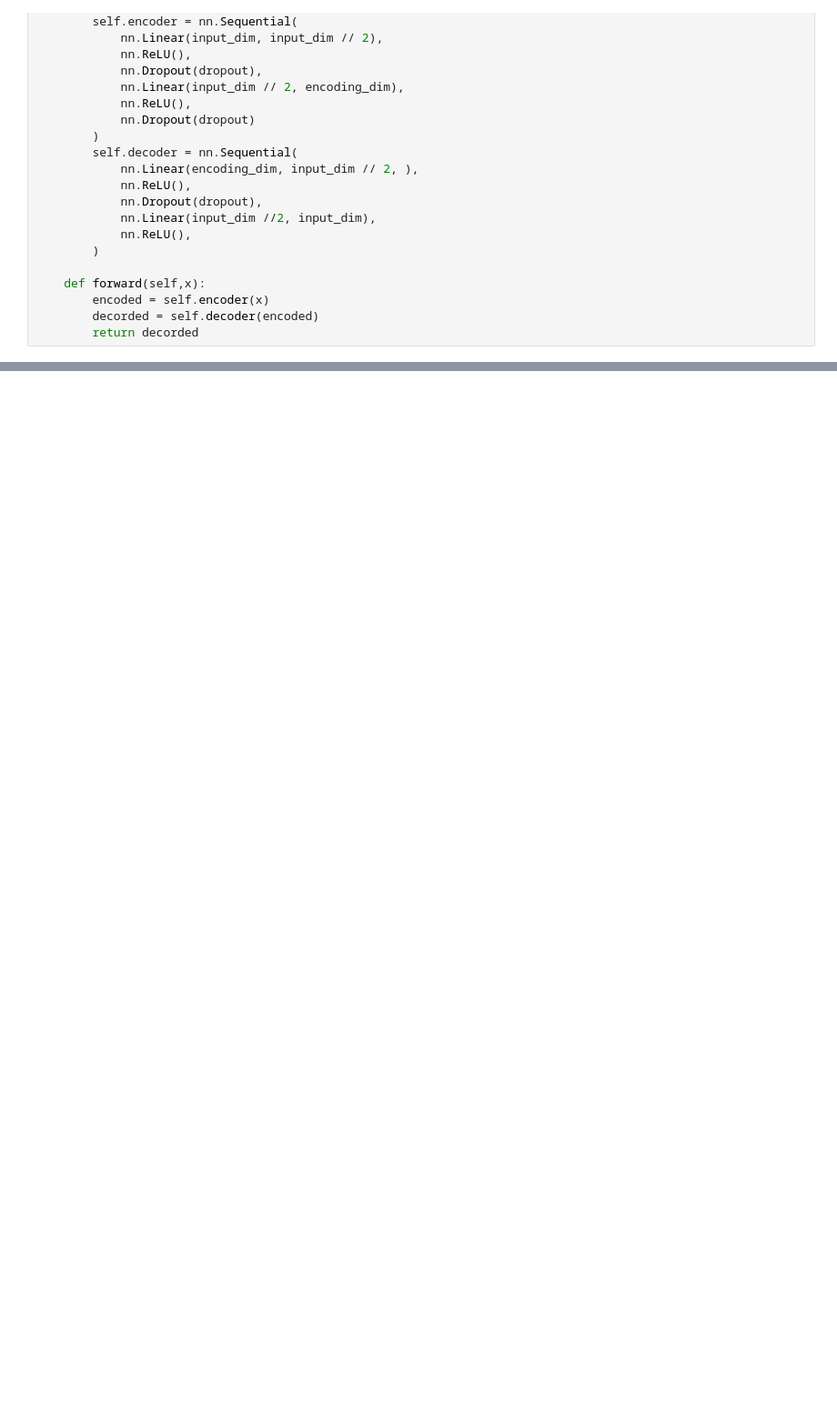
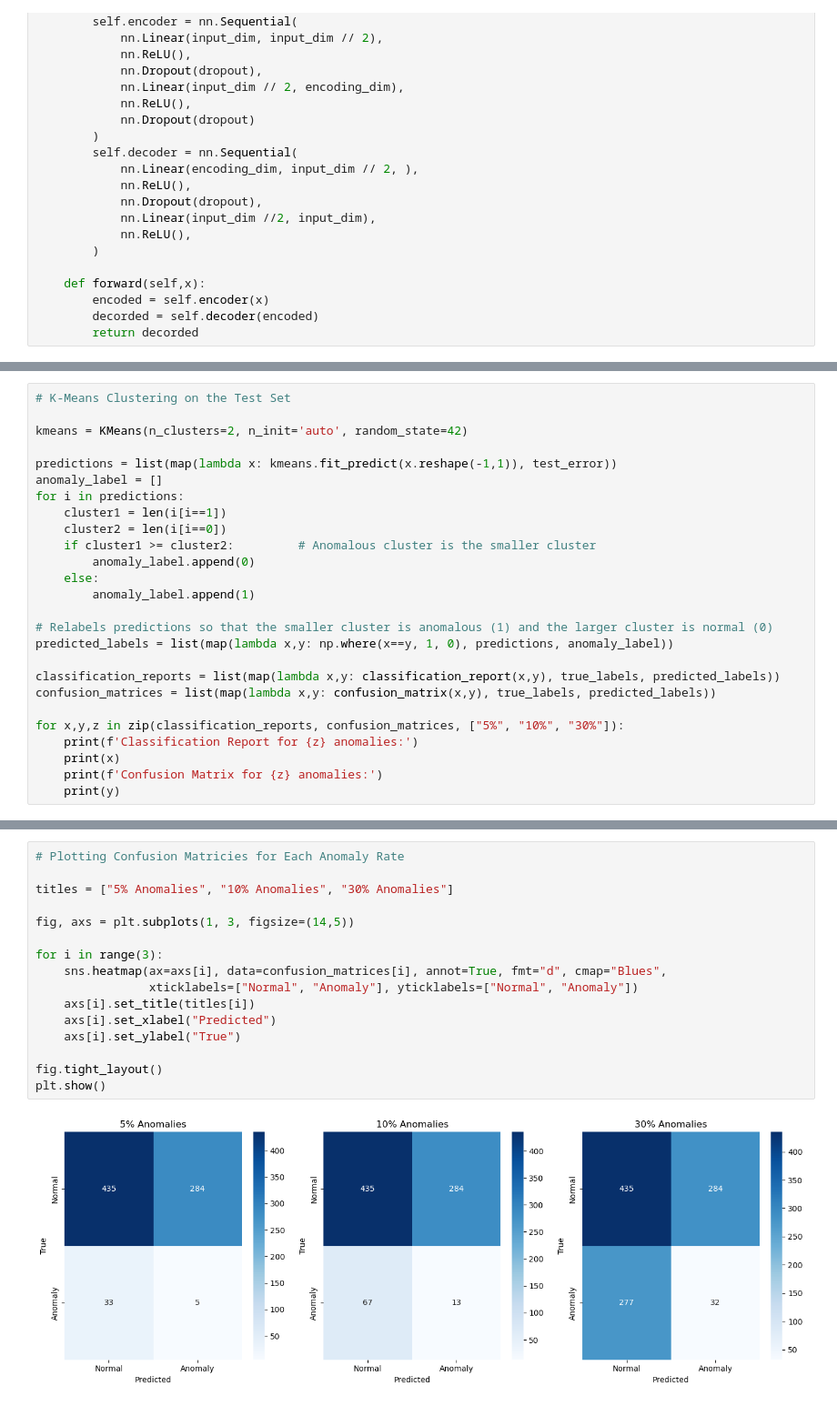
Before and after one commit to FiberedSkies/sheaf-anomalies, a Jupyter notebook: autoencoder.ipynb, the cells around one changed output, grey strips where cells are left out. Shown at 91% size. Drawn from its saved outputs; the diff is of its cells as text; blank space fills up the shorter version.

```diff
--- a/autoencoder.ipynb
+++ b/autoencoder.ipynb
@@ -249,0 +201,26 @@ plt.show()
+# %%
+# K-Means Clustering on the Test Set
+
+kmeans = KMeans(n_clusters=2, n_init='auto', random_state=42)
+
+predictions = list(map(lambda x: kmeans.fit_predict(x.reshape(-1,1)), test_error))
+anomaly_label = []
+for i in predictions:
+    cluster1 = len(i[i==1])
+    cluster2 = len(i[i==0])
+    if cluster1 >= cluster2:         # Anomalous cluster is the smaller cluster
+        anomaly_label.append(0)
+    else:
+        anomaly_label.append(1)
+
+# Relabels predictions so that the smaller cluster is anomalous (1) and the larger cluster is normal (0)
+predicted_labels = list(map(lambda x,y: np.where(x==y, 1, 0), predictions, anomaly_label))
+
+classification_reports = list(map(lambda x,y: classification_report(x,y), true_labels, predicted_labels))
+confusion_matrices = list(map(lambda x,y: confusion_matrix(x,y), true_labels, predicted_labels))
+
+for x,y,z in zip(classification_reports, confusion_matrices, ["5%", "10%", "30%"]):
+    print(f'Classification Report for {z} anomalies:')
+    print(x)
+    print(f'Confusion Matrix for {z} anomalies:')
+    print(y)
@@ -249,0 +245,18 @@ plt.show()
+# %%
+# Plotting Confusion Matricies for Each Anomaly Rate
+
+titles = ["5% Anomalies", "10% Anomalies", "30% Anomalies"]
+
+fig, axs = plt.subplots(1, 3, figsize=(14,5))
+
+for i in range(3):
+    sns.heatmap(ax=axs[i], data=confusion_matrices[i], annot=True, fmt="d", cmap="Blues",
+                xticklabels=["Normal", "Anomaly"], yticklabels=["Normal", "Anomaly"])
+    axs[i].set_title(titles[i])
+    axs[i].set_xlabel("Predicted")
+    axs[i].set_ylabel("True")
+
+fig.tight_layout()
+plt.show()
+# %% [output]
+[figure, added]
```
Also changed, not shown: parts of 14 cells of this notebook.
